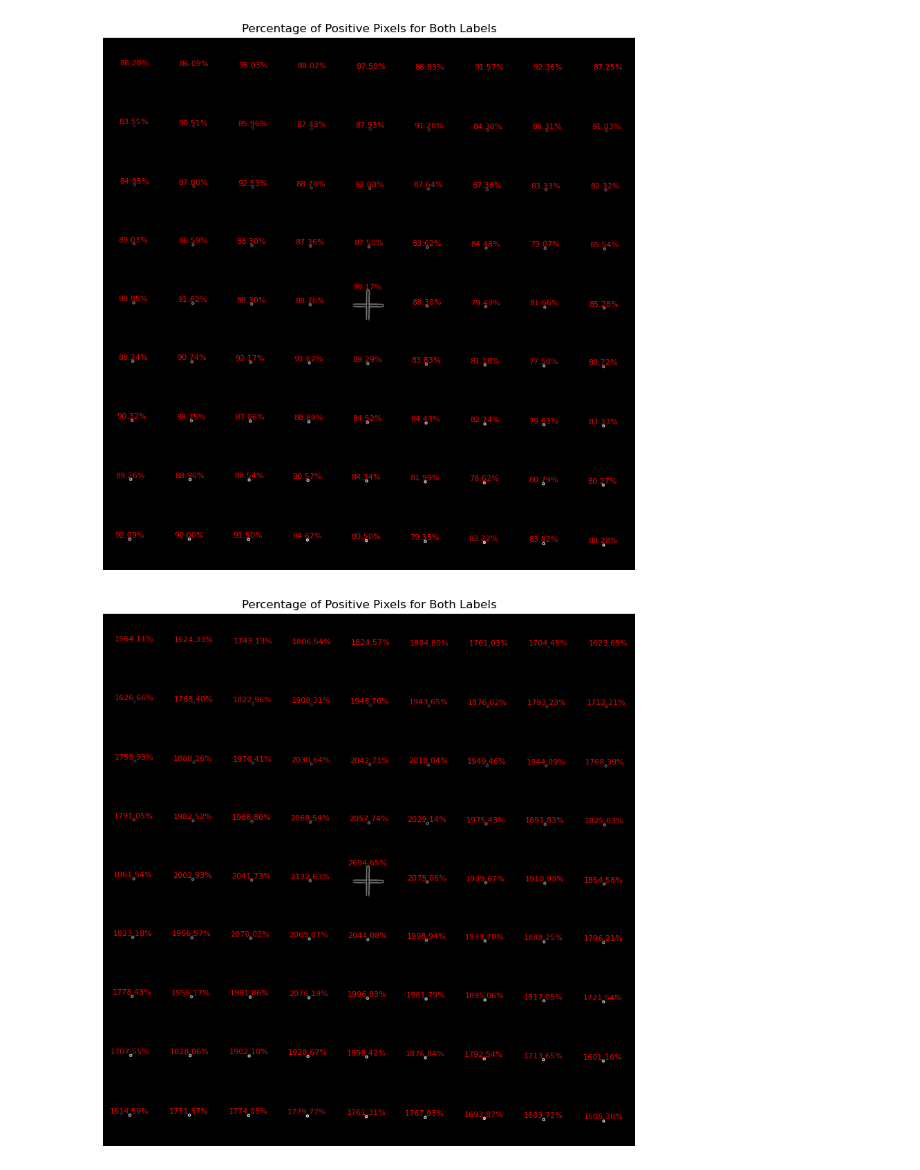
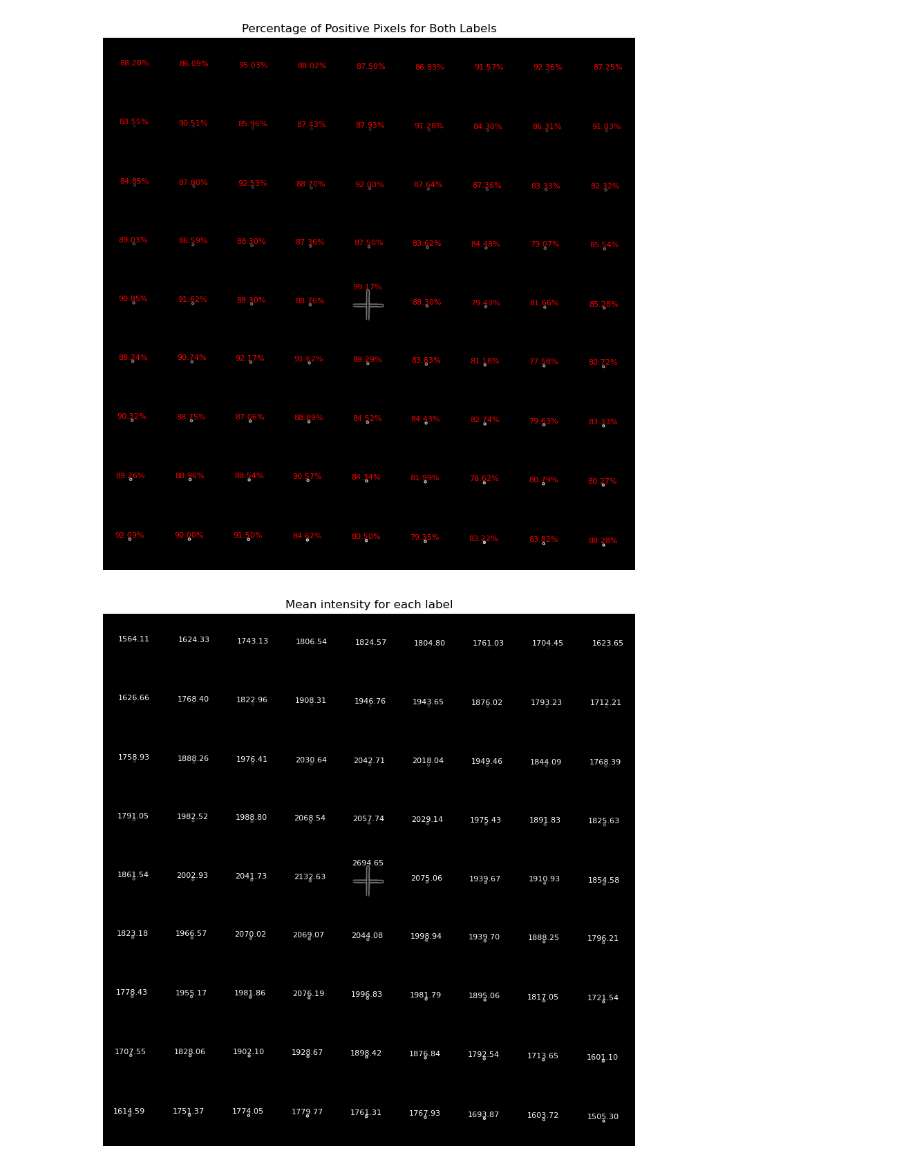
Before and after one commit to adiezsanchez/argolight_nikon_qc, a Jupyter notebook: qc.ipynb, the cells around one changed output. Saved outputs shown, nothing was run; the diff lists cells and outputs as text; code cells hidden in the pictures.

Commit message:
Plot intensities

```diff
--- a/qc.ipynb
+++ b/qc.ipynb
@@ -113,7 +113,22 @@ def plot_percentage_on_image(ch_0_labels, array):
 plot_percentage_on_image(ch_0_labels, percentage_positive_both)
 # %% [output]
 [figure]
+# %%
+def plot_intensity_on_image(ch_0_labels, array):
+    plt.figure(figsize=(10, 10))
+    plt.imshow(ch_0_labels, cmap='gray')
+
+    for label in range(1, np.max(ch_0_labels) + 1):
+        positions = np.column_stack(np.where(ch_0_labels == label))
+        if len(positions) > 0:
+            # Choose the first position found for each label to display the percentage
+            y, x = positions[0]
+            plt.text(x, y - 2, f'{array[label - 1]:.2f}', color='white', fontsize=8, ha='center')
+
+    plt.title('Mean intensity for each label')
+    plt.axis('off')
+    plt.show()
 # %%
-plot_percentage_on_image(ch_0_labels, results_ch0['intensity_mean'])
+plot_intensity_on_image(ch_0_labels, results_ch0['intensity_mean'])
 # %% [output]
-[figure, old version]
+[figure, new version]
```
